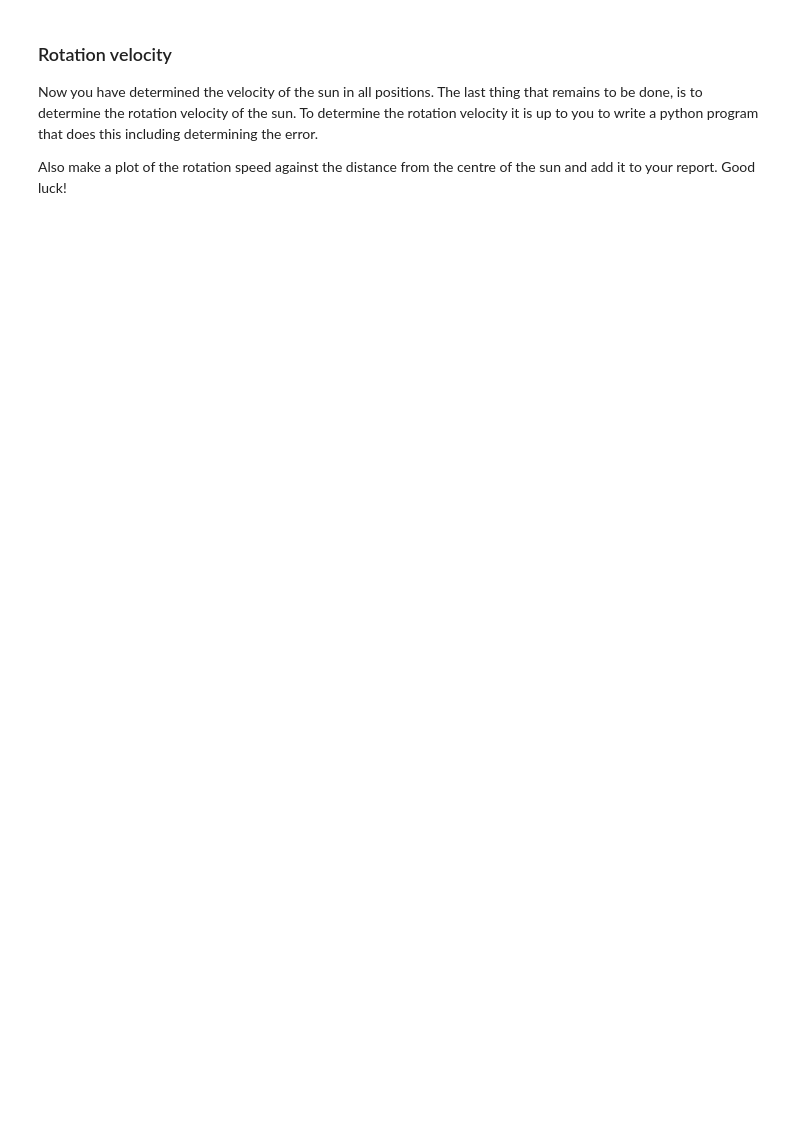
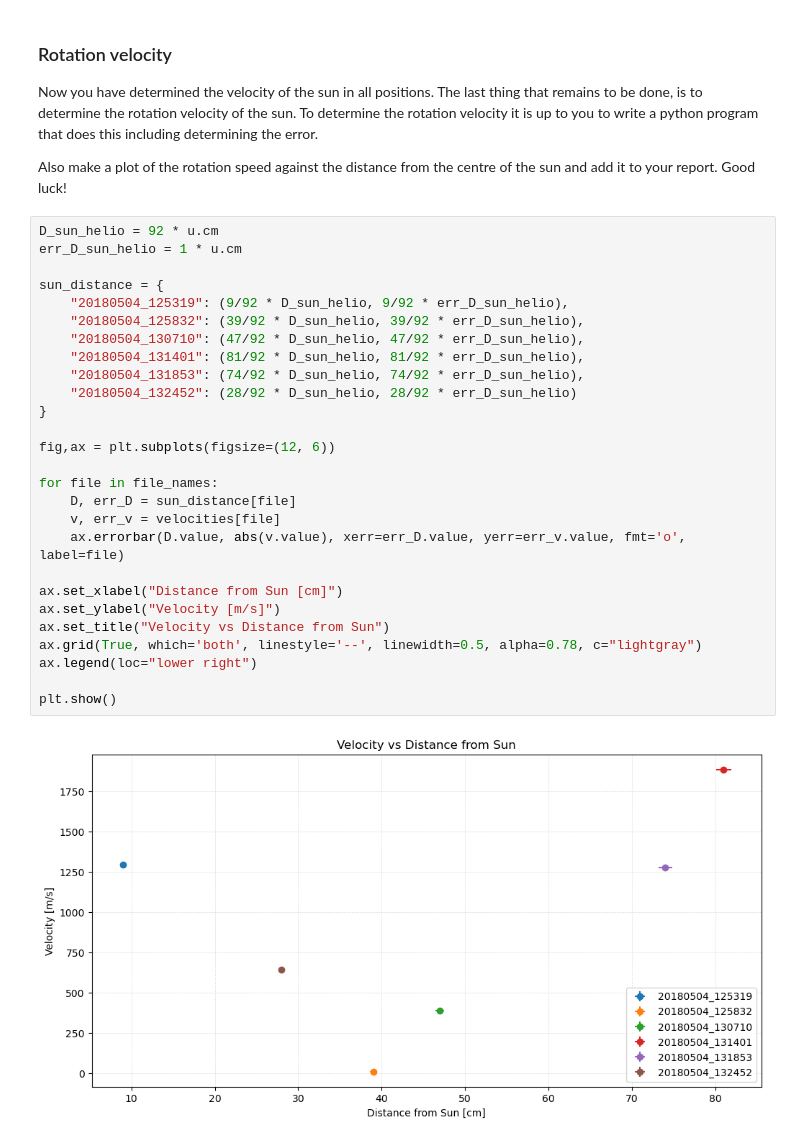
Before and after one commit to TheCaspeer/Universiteit-Leiden, a Jupyter notebook: year1_semester2/Praktische_Sterrenkunde/Opdracht6/TheSun.ipynb, the cells around one changed output. Saved outputs shown, nothing was run; the diff lists cells and outputs as text; blank space fills up the shorter version.

```diff
--- a/year1_semester2/Praktische_Sterrenkunde/Opdracht6/TheSun.ipynb
+++ b/year1_semester2/Praktische_Sterrenkunde/Opdracht6/TheSun.ipynb
@@ -599,3 +1011,32 @@ write a python program that does this including determining the error.
 
 Also make a plot of the rotation speed against the distance from the centre of the sun and add it to your report.
 Good luck!
+# %%
+D_sun_helio = 92 * u.cm
+err_D_sun_helio = 1 * u.cm
+
+sun_distance = {
+    "20180504_125319": (9/92 * D_sun_helio, 9/92 * err_D_sun_helio),
+    "20180504_125832": (39/92 * D_sun_helio, 39/92 * err_D_sun_helio),
+    "20180504_130710": (47/92 * D_sun_helio, 47/92 * err_D_sun_helio),
+    "20180504_131401": (81/92 * D_sun_helio, 81/92 * err_D_sun_helio),
+    "20180504_131853": (74/92 * D_sun_helio, 74/92 * err_D_sun_helio),
+    "20180504_132452": (28/92 * D_sun_helio, 28/92 * err_D_sun_helio)
+}
+
+fig,ax = plt.subplots(figsize=(12, 6))
+
+for file in file_names:
+    D, err_D = sun_distance[file]
+    v, err_v = velocities[file]
+    ax.errorbar(D.value, abs(v.value), xerr=err_D.value, yerr=err_v.value, fmt='o', label=file)
+
+ax.set_xlabel("Distance from Sun [cm]")
+ax.set_ylabel("Velocity [m/s]")
+ax.set_title("Velocity vs Distance from Sun")
+ax.grid(True, which='both', linestyle='--', linewidth=0.5, alpha=0.78, c="lightgray")
+ax.legend(loc="lower right")
+
+plt.show()
+# %% [output]
+[figure, added]
```
Also changed, not shown: parts of 15 cells of this notebook.
